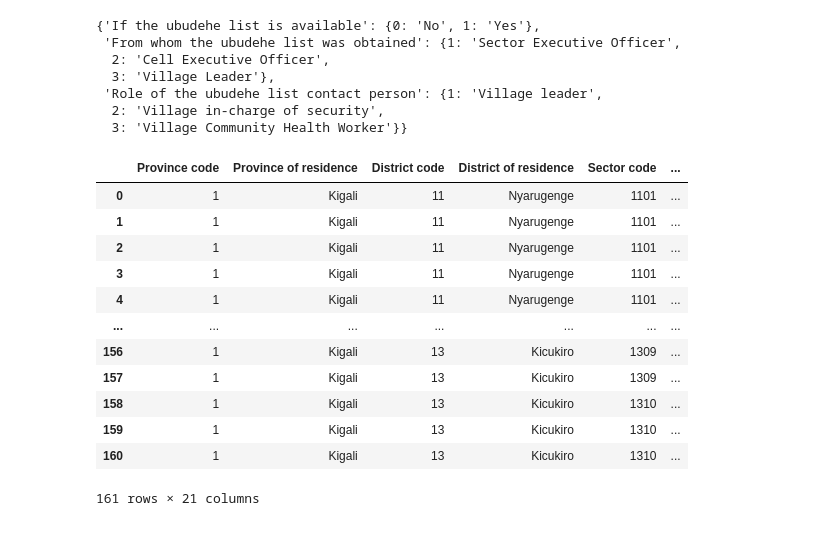
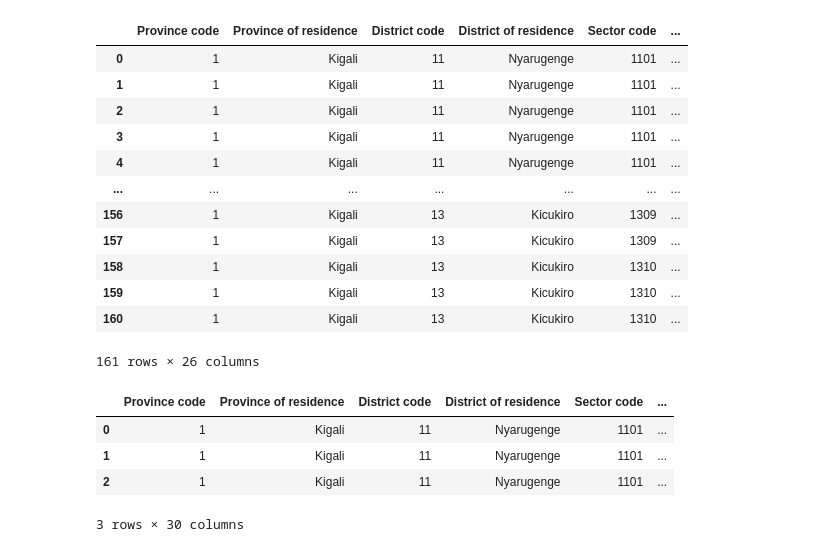
Before and after one commit to FridahKimathi/practice, a Jupyter notebook: lat.ipynb, the cells around one changed output. Saved outputs shown, nothing was run; the diff lists cells and outputs as text; code cells hidden in the pictures.

```diff
--- a/lat.ipynb
+++ b/lat.ipynb
@@ -42,23 +42,26 @@ main_df = rename_columns(main_df)
 # %%
 roster_df = rename_columns(roster_df)
 # %%
-replace_cat = {
+replace_cat_columns = {
     variable_description[key]["variable_label"]: dict(zip(variable_description[key]["values"], variable_description[key]["value_labels"]))
     for key in variable_description.keys()
     if (key != "parent_key") & (variable_description[key]["value_labels"] != "N/A")
 }
-# %%
-replace_cat
-# %% [output]
-{'If the ubudehe list is available': {0: 'No', 1: 'Yes'},
- 'From whom the ubudehe list was obtained': {1: 'Sector Executive Officer',
-  2: 'Cell Executive Officer',
-  3: 'Village Leader'},
- 'Role of the ubudehe list contact person': {1: 'Village leader',
-  2: 'Village in-charge of security',
-  3: 'Village Community Health Worker'}}
 # %%
-main_df.replace(replace_cat, inplace=True)
+main_df.replace(replace_cat_columns, inplace=True)
+# %%
+# Location variables
+location_variables = ['Province', 'District', 'Sector', 'Cell', 'Village']
+
+for location in location_variables:
+    code_column = f'{location} code'
+    residence_column = f'{location} of residence'
+    combined_column = f'{location} combined'
+
+    main_df[combined_column] = main_df.apply(
+        lambda row: f"{row[code_column]}-{row[residence_column]}",
+        axis=1
+    )
 # %%
 main_df
 # %% [output]
@@ -74,4 +77,13 @@ main_df
 | 158 | 1 | Kigali | 13 | Kicukiro | 1310 | ... |
 | 159 | 1 | Kigali | 13 | Kicukiro | 1310 | ... |
 | 160 | 1 | Kigali | 13 | Kicukiro | 1310 | ... |
-161 rows × 21 columns
+161 rows × 26 columns
+# %%
+merged_fridahkimathi_20240103 = main_df.merge(roster_df, on="Unique ID", how="inner")
+merged_fridahkimathi_20240103.head(3)
+# %% [output]
+|  | Province code | Province of residence | District code | District of residence | Sector code | ... |
+| 0 | 1 | Kigali | 11 | Nyarugenge | 1101 | ... |
+| 1 | 1 | Kigali | 11 | Nyarugenge | 1101 | ... |
+| 2 | 1 | Kigali | 11 | Nyarugenge | 1101 | ... |
+3 rows × 30 columns
```
Also changed, not shown: parts of 5 cells of this notebook.
